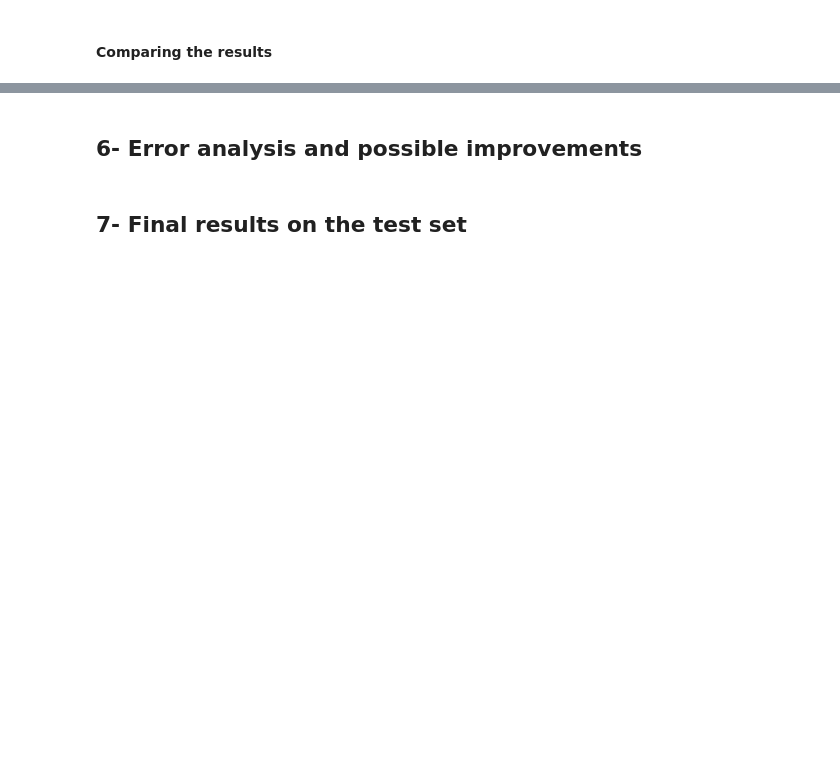
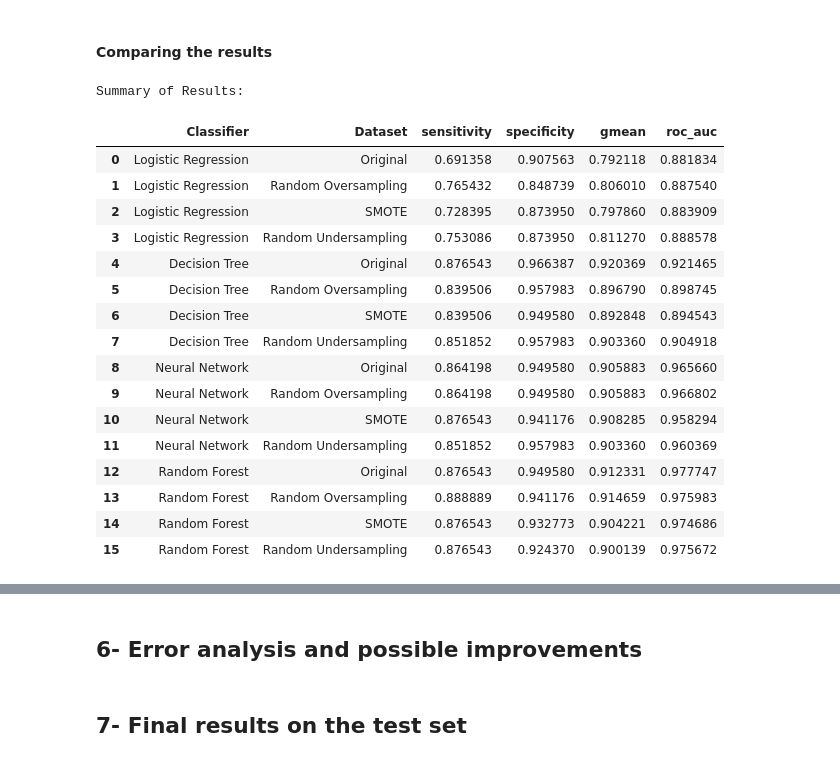
Before and after one commit to Hayder-Aleissa/ML-Project, a Jupyter notebook: ML_Project_P1.ipynb, the cells around one changed output, grey strips where cells are left out. Cells and saved outputs as stored; diff of their text form; code cells hidden in the pictures; blank space fills up the shorter version.

```diff
--- a/ML_Project_P1.ipynb
+++ b/ML_Project_P1.ipynb
@@ -722,0 +808,6 @@ ROC-AUC: 0.9049
+# %%
+# Train on Random Oversampling Data
+print("Random Forest on Random Oversampled Data")
+rf.fit(X_train_ros, y_train_ros)
+print("Validation Set Performance:")
+rf_ros_results = evaluate_model(rf, X_val, y_val)
@@ -743 +855,43 @@ print(results_df)
+# %%
+# Collect results into a DataFrame
+results_df = pd.DataFrame([
+    {'Classifier': 'Logistic Regression', 'Dataset': 'Original', **lr_original_results},
+    {'Classifier': 'Logistic Regression', 'Dataset': 'Random Oversampling', **lr_ros_results},
+    {'Classifier': 'Logistic Regression', 'Dataset': 'SMOTE', **lr_smote_results},
+    {'Classifier': 'Logistic Regression', 'Dataset': 'Random Undersampling', **lr_rus_results},
+    {'Classifier': 'Decision Tree', 'Dataset': 'Original', **dt_original_results},
+    {'Classifier': 'Decision Tree', 'Dataset': 'Random Oversampling', **dt_ros_results},
+    {'Classifier': 'Decision Tree', 'Dataset': 'SMOTE', **dt_smote_results},
+    {'Classifier': 'Decision Tree', 'Dataset': 'Random Undersampling', **dt_rus_results},
+    {'Classifier': 'Neural Network', 'Dataset': 'Original', **mlp_original_results},
+    {'Classifier': 'Neural Network', 'Dataset': 'Random Oversampling', **mlp_ros_results},
+    {'Classifier': 'Neural Network', 'Dataset': 'SMOTE', **mlp_smote_results},
+    {'Classifier': 'Neural Network', 'Dataset': 'Random Undersampling', **mlp_rus_results},
+    {'Classifier': 'Random Forest', 'Dataset': 'Original', **rf_original_results},
+    {'Classifier': 'Random Forest', 'Dataset': 'Random Oversampling', **rf_ros_results},
+    {'Classifier': 'Random Forest', 'Dataset': 'SMOTE', **rf_smote_results},
+    {'Classifier': 'Random Forest', 'Dataset': 'Random Undersampling', **rf_rus_results}
+])
+
+print("\nSummary of Results:")
+display(results_df)
+# %% [output]
+Summary of Results:
+|  | Classifier | Dataset | sensitivity | specificity | gmean | roc_auc |
+| 0 | Logistic Regression | Original | 0.691358 | 0.907563 | 0.792118 | 0.881834 |
+| 1 | Logistic Regression | Random Oversampling | 0.765432 | 0.848739 | 0.806010 | 0.887540 |
+| 2 | Logistic Regression | SMOTE | 0.728395 | 0.873950 | 0.797860 | 0.883909 |
+| 3 | Logistic Regression | Random Undersampling | 0.753086 | 0.873950 | 0.811270 | 0.888578 |
+| 4 | Decision Tree | Original | 0.876543 | 0.966387 | 0.920369 | 0.921465 |
+| 5 | Decision Tree | Random Oversampling | 0.839506 | 0.957983 | 0.896790 | 0.898745 |
+| 6 | Decision Tree | SMOTE | 0.839506 | 0.949580 | 0.892848 | 0.894543 |
+| 7 | Decision Tree | Random Undersampling | 0.851852 | 0.957983 | 0.903360 | 0.904918 |
+| 8 | Neural Network | Original | 0.864198 | 0.949580 | 0.905883 | 0.965660 |
+| 9 | Neural Network | Random Oversampling | 0.864198 | 0.949580 | 0.905883 | 0.966802 |
+| 10 | Neural Network | SMOTE | 0.876543 | 0.941176 | 0.908285 | 0.958294 |
+| 11 | Neural Network | Random Undersampling | 0.851852 | 0.957983 | 0.903360 | 0.960369 |
+| 12 | Random Forest | Original | 0.876543 | 0.949580 | 0.912331 | 0.977747 |
+| 13 | Random Forest | Random Oversampling | 0.888889 | 0.941176 | 0.914659 | 0.975983 |
+| 14 | Random Forest | SMOTE | 0.876543 | 0.932773 | 0.904221 | 0.974686 |
+| 15 | Random Forest | Random Undersampling | 0.876543 | 0.924370 | 0.900139 | 0.975672 |
 # %%
```
Also changed, not shown: parts of 14 cells of this notebook.
